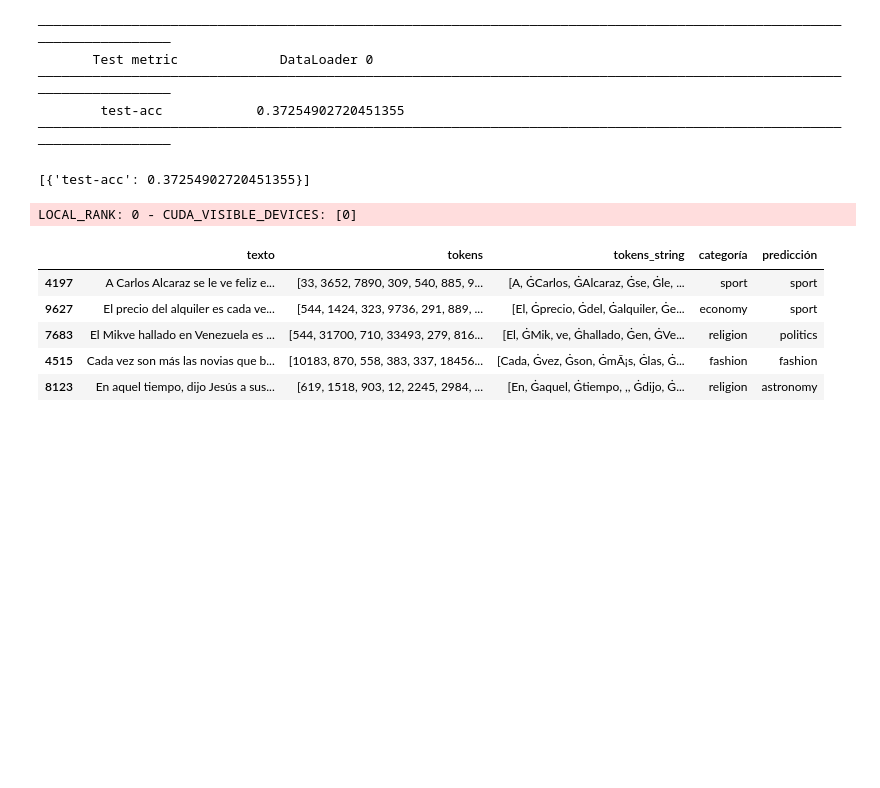
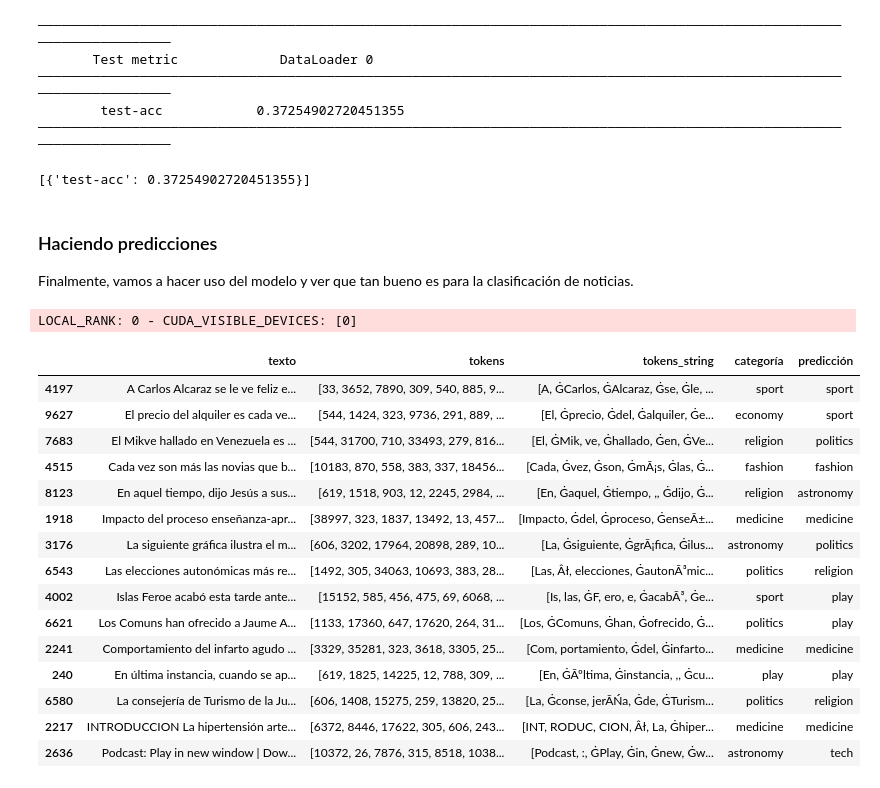
Before and after one commit to Ohtar10/icesi-advanced-dl, a Jupyter notebook: Unidad 3 - Transformers/transformers-from-scratch.ipynb, the cells around one changed output. Saved outputs shown, nothing was run; the diff lists cells and outputs as text; code cells hidden in the pictures; blank space fills up the shorter version.

```diff
--- a/Unidad 3 - Transformers/transformers-from-scratch.ipynb
+++ b/Unidad 3 - Transformers/transformers-from-scratch.ipynb
@@ -113,6 +166,7 @@ assert len(spanish_news_dataset) == len(dataset)
 from torch.utils.data import random_split
 from torch.utils.data import DataLoader
 
+batch_size = 4 if not IN_COLAB else 12
 train_dataset, val_dataset, test_dataset = random_split(spanish_news_dataset, lengths=[0.8, 0.1, 0.1])
 train_loader = DataLoader(train_dataset, batch_size=4, shuffle=True, num_workers=2)
 val_loader = DataLoader(val_dataset, batch_size=4, shuffle=False, num_workers=2)
@@ -190,4 +264,4 @@ class TokenAndPosEmbedding(nn.Module):
 # %%
-emb_dim = 128
+emb_dim = 128 if not IN_COLAB else 256
 tpe = TokenAndPosEmbedding(max_len, emb_dim, spanish_news_tokenizer.vocab_size)
 pos_encoding = tpe.pos_emb.pos_encoding.squeeze(0).numpy()
@@ -232,14 +322,37 @@ class MultiHeadAttention(nn.Module):
 
     @staticmethod
     def _scaled_dot_product(q, k, v, mask=None):
+        """scaled dot product.
+
+        Esta función define el bloque mencionado.
+        Aquí se hace la multiplicación de matrices
+        entre los Q, K y V para luego calcular el
+        score de atención.
+
+        Nótese además que aquí aplicamos una máscara
+        de atención. Esto se debe a que como estamos
+        rellenando las cadenas cortas con un token que
+        en si mismo no trae ningún significado, no queremos
+        que la red desperdicie recursos operando sobre este
+        token, entonces usamos la máscara para poner los valores
+        de atención en numeros muy pequeños para que al
+        calcular el score, estos no sobresalgan sobre los demás.
+        """
+        # d_k para el escalamiento
         d_k = q.size()[-1]
+
+        # multiplicacion Q \cdot K^T
         attn_logits = torch.matmul(q, k.transpose(-2, -1))
+        # escalamiento
         attn_logits = attn_logits / math.sqrt(d_k)
 
+        # Se aplica la máscara
         if mask is not None:
             attn_logits = attn_logits.masked_fill(mask.reshape(mask.shape[0], 1, 1, -1) == 0, -9e-15)
 
+        # Se calcula el score de atención.
         attention = torch.softmax(attn_logits, dim=-1)
+        # Se obtienen los valores tras el score de atención.
         values = torch.matmul(attention, v)
         return values, attention
 
@@ -251,6 +364,14 @@ class MultiHeadAttention(nn.Module):
 
 
     def forward(self, x, mask=None, return_attention=False):
+        """forward
+
+        Este es todo el forward pass del multi-head attention.
+        Aquí se coordina el resto de las operaciones, como
+        la concatenación de las múltiples cabezas como
+        el paso por la capa densa previo a entregar el
+        resultado.
+        """
         # x: (batch, seq_len, emb_dim)
         batch_size, seq_len, emb_dim = x.size()
         q = self.query(x)
@@ -410,7 +553,7 @@ model = SpanishNewsClassifier(max_len=spanish_news_dataset.seq_length, vocab_siz
 
 tb_logger = TensorBoardLogger('tb_logs', name='TransformersClassifier')
 callbacks=[EarlyStopping(monitor='train-loss', patience=3, mode='min')]
-trainer = Trainer(max_epochs=1, devices=1, logger=tb_logger, callbacks=callbacks, precision="16-mixed")
+trainer = Trainer(max_epochs=10, devices=1, logger=tb_logger, callbacks=callbacks, precision="16-mixed")
 
 trainer.fit(model, train_dataloaders=train_loader, val_dataloaders=val_loader)
 # %% [output]
@@ -453,6 +600,10 @@ LOCAL_RANK: 0 - CUDA_VISIBLE_DEVICES: [0]
         test-acc            0.37254902720451355
 ────────────────────────────────────────────────────────────────────────────────────────────────────────────────────────
 [{'test-acc': 0.37254902720451355}]
+# %% [markdown]
+### Haciendo predicciones
+
+Finalmente, vamos a hacer uso del modelo y ver que tan bueno es para la clasificación de noticias.
 # %%
 predictions = trainer.predict(model, test_loader)
 predictions = torch.cat(predictions, dim=0)
@@ -463,26 +614,36 @@ LOCAL_RANK: 0 - CUDA_VISIBLE_DEVICES: [0]
 # %%
 import pandas as pd
 
 test_indices = test_dataset.indices
 df = pd.DataFrame(data={
     "texto": dataset[test_indices]['text'],
     "tokens": [spanish_news_tokenizer(v)['input_ids'] for v in dataset[test_indices]['text']],
     "categoría": dataset[test_indices]['category'],
     'predicción': predictions
 }, index=test_indices)
 
 df['tokens_string'] = df.tokens.apply(lambda t: spanish_news_tokenizer.convert_ids_to_tokens(t))
 df = df[["texto", "tokens", "tokens_string", "categoría", "predicción"]]
 df.style.set_table_styles(
     [
         {'selector': 'td', 'props': [('word-wrap', 'break-word')]}
     ]
 )
-df.head()
+df.head(15)
 # %% [output]
 |  | texto | tokens | tokens_string | categoría | predicción |
 | 4197 | A Carlos Alcaraz se le ve feliz e... | [33, 3652, 7890, 309, 540, 885, 9... | [A, ĠCarlos, ĠAlcaraz, Ġse, Ġle, ... | sport | sport |
 | 9627 | El precio del alquiler es cada ve... | [544, 1424, 323, 9736, 291, 889, ... | [El, Ġprecio, Ġdel, Ġalquiler, Ġe... | economy | sport |
 | 7683 | El Mikve hallado en Venezuela es ... | [544, 31700, 710, 33493, 279, 816... | [El, ĠMik, ve, Ġhallado, Ġen, ĠVe... | religion | politics |
 | 4515 | Cada vez son más las novias que b... | [10183, 870, 558, 383, 337, 18456... | [Cada, Ġvez, Ġson, ĠmÃ¡s, Ġlas, Ġ... | fashion | fashion |
 | 8123 | En aquel tiempo, dijo Jesús a sus... | [619, 1518, 903, 12, 2245, 2984, ... | [En, Ġaquel, Ġtiempo, ,, Ġdijo, Ġ... | religion | astronomy |
+| 1918 | Impacto del proceso enseñanza-apr... | [38997, 323, 1837, 13492, 13, 457... | [Impacto, Ġdel, Ġproceso, ĠenseÃ±... | medicine | medicine |
+| 3176 | La siguiente gráfica ilustra el m... | [606, 3202, 17964, 20898, 289, 10... | [La, Ġsiguiente, ĠgrÃ¡fica, Ġilus... | astronomy | politics |
+| 6543 | Las elecciones autonómicas más re... | [1492, 305, 34063, 10693, 383, 28... | [Las, Âł, elecciones, ĠautonÃ³mic... | politics | religion |
+| 4002 | Islas Feroe acabó esta tarde ante... | [15152, 585, 456, 475, 69, 6068, ... | [Is, las, ĠF, ero, e, ĠacabÃ³, Ġe... | sport | play |
+| 6621 | Los Comuns han ofrecido a Jaume A... | [1133, 17360, 647, 17620, 264, 31... | [Los, ĠComuns, Ġhan, Ġofrecido, Ġ... | politics | play |
+| 2241 | Comportamiento del infarto agudo ... | [3329, 35281, 323, 3618, 3305, 25... | [Com, portamiento, Ġdel, Ġinfarto... | medicine | medicine |
+| 240 | En última instancia, cuando se ap... | [619, 1825, 14225, 12, 788, 309, ... | [En, ĠÃºltima, Ġinstancia, ,, Ġcu... | play | play |
+| 6580 | La consejería de Turismo de la Ju... | [606, 1408, 15275, 259, 13820, 25... | [La, Ġconse, jerÃŃa, Ġde, ĠTurism... | politics | religion |
+| 2217 | INTRODUCCION La hipertensión arte... | [6372, 8446, 17622, 305, 606, 243... | [INT, RODUC, CION, Âł, La, Ġhiper... | medicine | medicine |
+| 2636 | Podcast: Play in new window | Dow... | [10372, 26, 7876, 315, 8518, 1038... | [Podcast, :, ĠPlay, Ġin, Ġnew, Ġw... | astronomy | tech |
```
Also changed, not shown: parts of 27 cells of this notebook, 2 other files.
